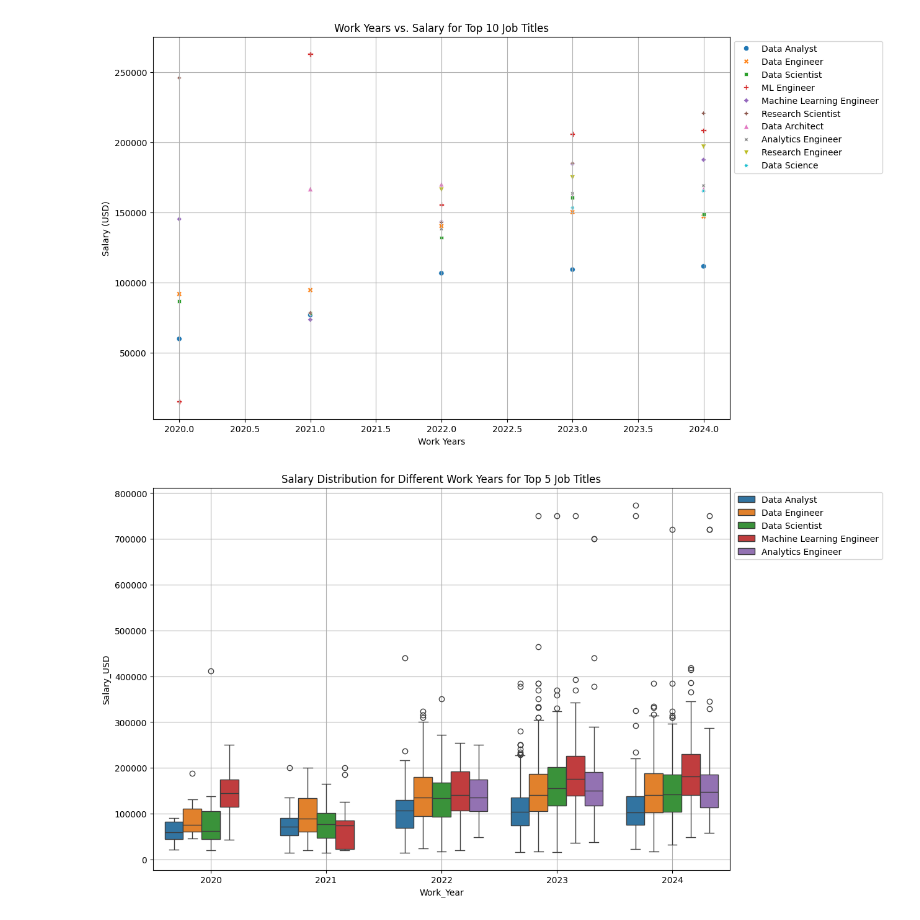
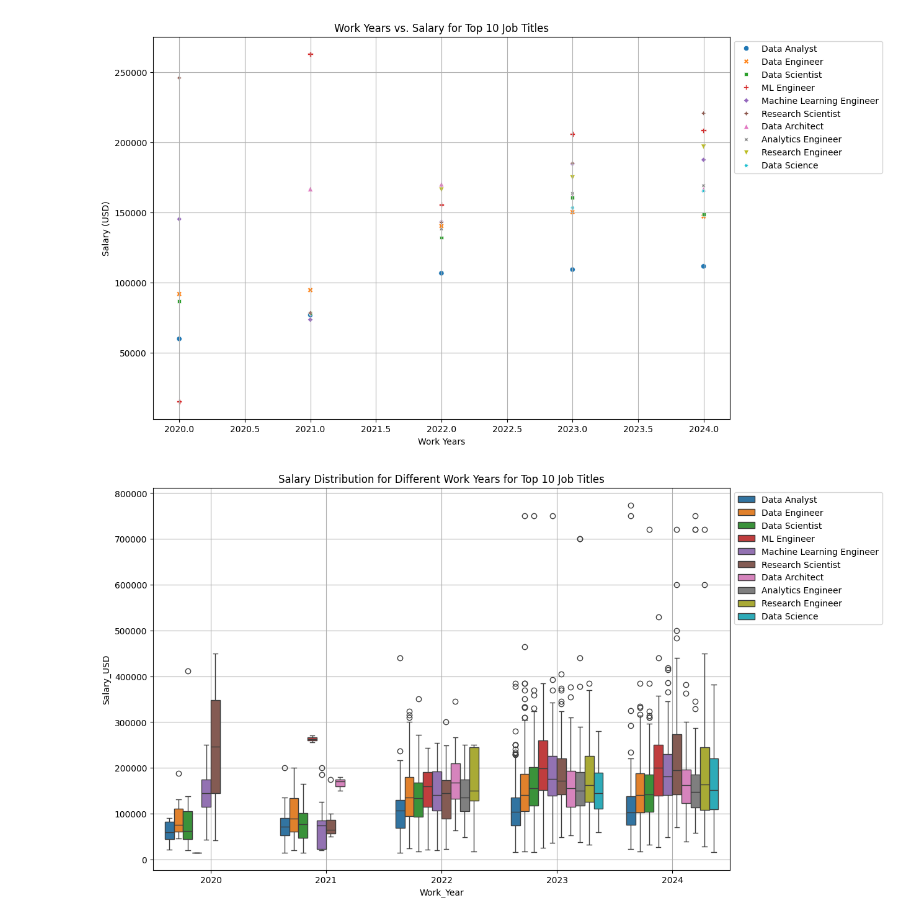
Before and after one commit to avamirm/EDA-techniques, a Jupyter notebook: Task2/task2.ipynb, the cells around one changed output. Saved outputs shown, nothing was run; the diff lists cells and outputs as text; code cells hidden in the pictures.

```diff
--- a/Task2/task2.ipynb
+++ b/Task2/task2.ipynb
@@ -524,12 +551,12 @@ plt.show()
 # %%
 work_experience_salary = salaries_df.groupby(['Work_Year', 'Job_Title'])['Salary_USD']
 work_experience_salary = work_experience_salary.apply(lambda x: x).reset_index()
-work_experience_salary = work_experience_salary[work_experience_salary['Job_Title'].isin(job_title_freq.head(5).index)]
+work_experience_salary = work_experience_salary[work_experience_salary['Job_Title'].isin(job_title_freq.head(10).index)]
 plt.figure(figsize=(12, 8))
 sns.boxplot(x='Work_Year', y='Salary_USD', data=work_experience_salary, hue='Job_Title')
-plt.title('Salary Distribution for Different Work Years for Top 5 Job Titles')
+plt.title('Salary Distribution for Different Work Years for Top 10 Job Titles')
 plt.grid(True)
 plt.legend(loc='upper left', bbox_to_anchor=(1,1))
 plt.show()
 # %% [output]
-[figure, old version]
+[figure, new version]
```
Also changed, not shown: parts of 12 cells of this notebook.
